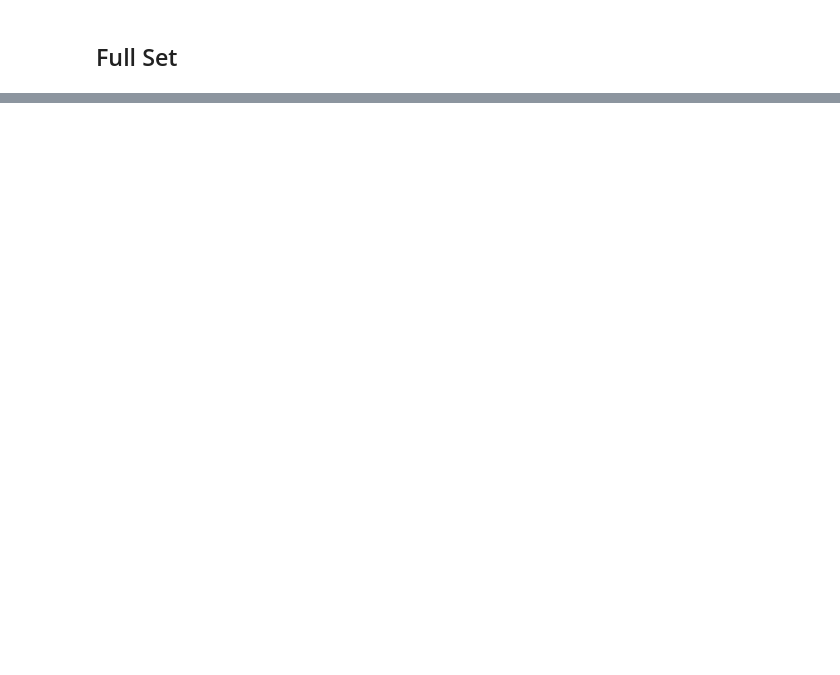
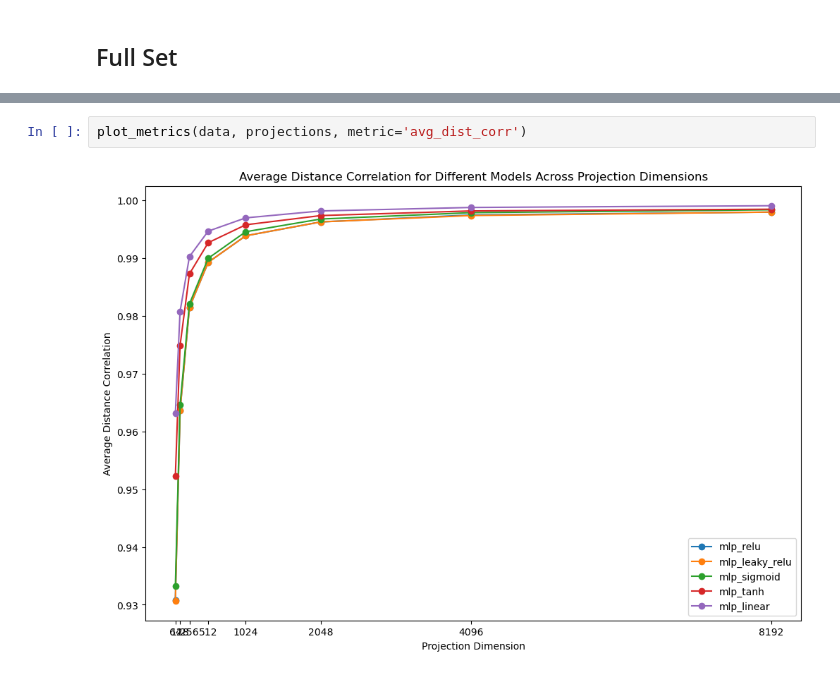
Before and after one commit to TRAIS-Lab/GraSS, a Jupyter notebook: visualization.ipynb, the cells around one changed output, grey strips where cells are left out. Drawn from its saved outputs; the diff is of its cells as text; blank space fills up the shorter version.

```diff
--- a/visualization.ipynb
+++ b/visualization.ipynb
@@ -33,0 +133,4 @@ plt.show()
+# %%
+plot_metrics(data, projections, metric='avg_dist_corr')
+# %% [output]
+[figure, added]
```
Also changed, not shown: parts of 7 cells of this notebook, 3 other files.
